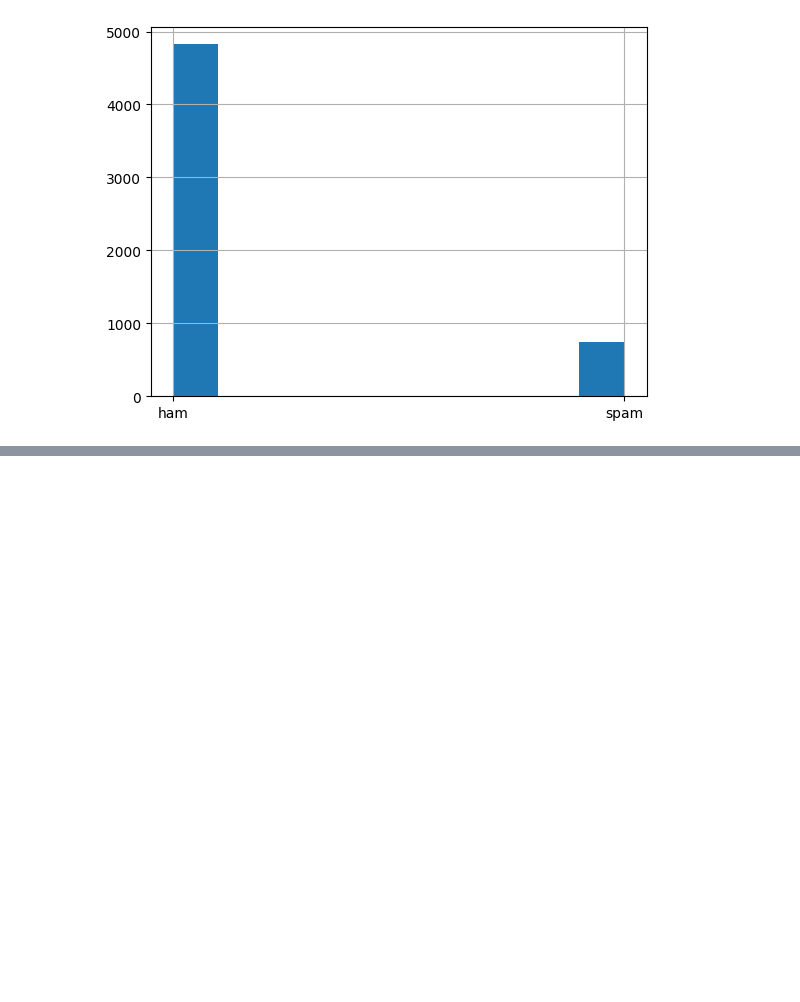
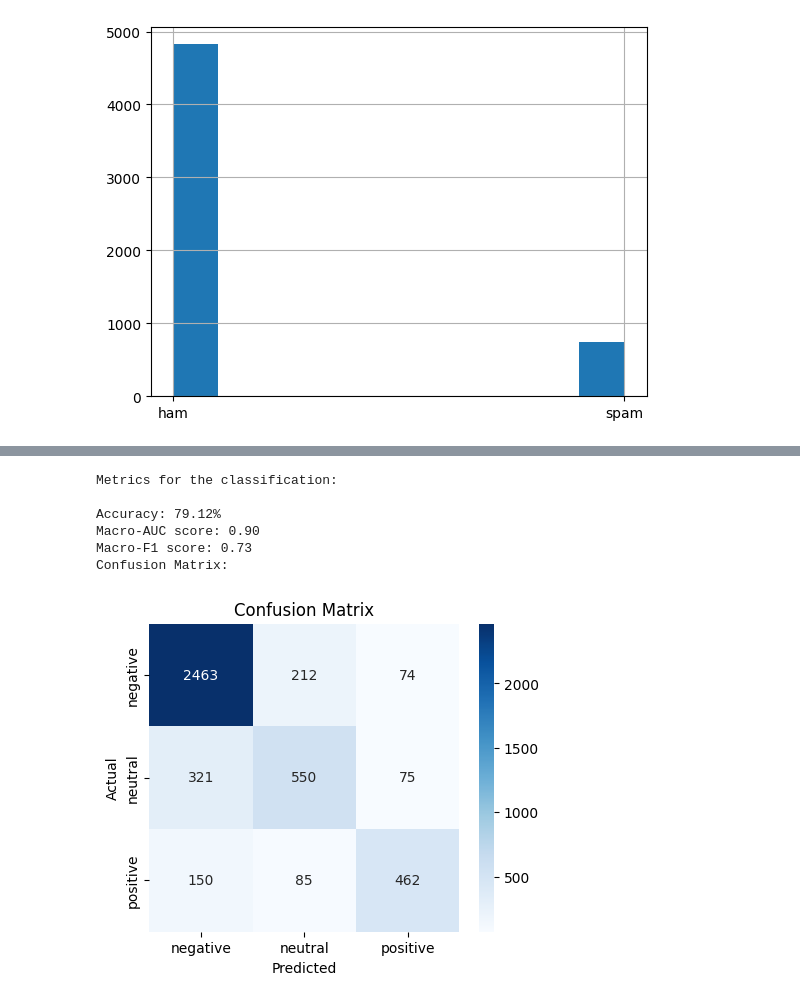
Before and after one commit to PedroFerreira03/NLP, a Jupyter notebook: course_notebook.ipynb, the cells around one changed output, grey strips where cells are left out. Cells and saved outputs as stored; diff of their text form; code cells hidden in the pictures; blank space fills up the shorter version.

```diff
--- a/course_notebook.ipynb
+++ b/course_notebook.ipynb
@@ -1344,0 +1404,10 @@ Confusion Matrix:
+# %%
+classifier.get_metrics(X_test, y_test)
+# %% [output]
+Metrics for the classification:
+
+Accuracy: 79.12%
+Macro-AUC score: 0.90
+Macro-F1 score: 0.73
+Confusion Matrix:
+[figure, added]
```
Also changed, not shown: parts of 12 cells of this notebook.
